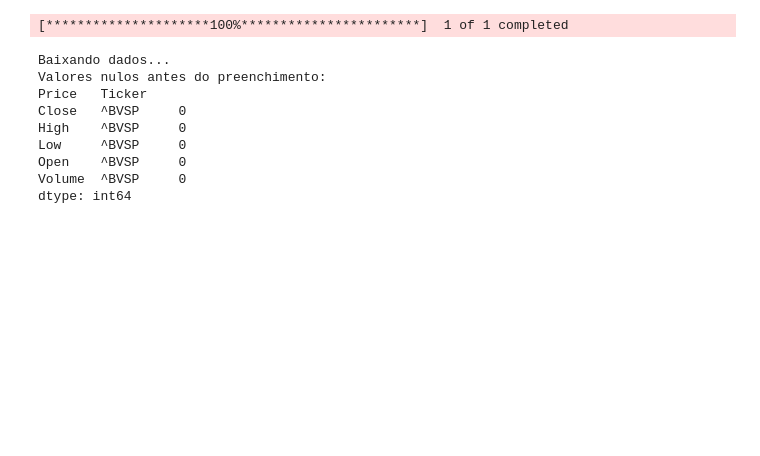
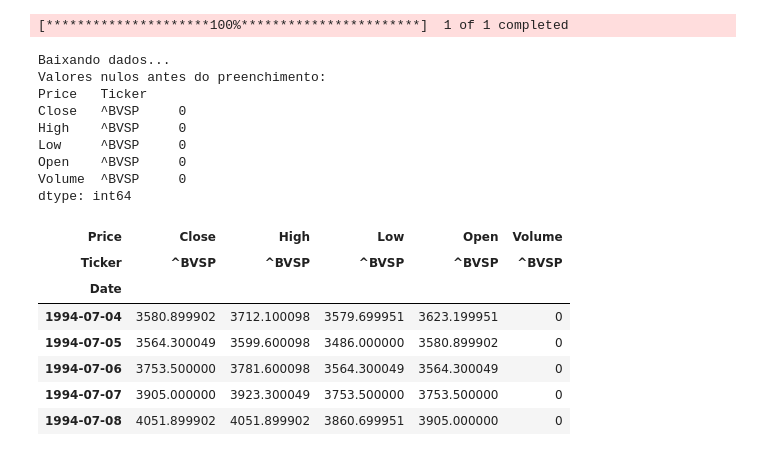
Before and after one commit to laribar/TechChallenge2, a Jupyter notebook: TechChallenge_2_Rev01.ipynb, the cells around one changed output. Saved outputs shown, nothing was run; the diff lists cells and outputs as text; code cells hidden in the pictures; blank space fills up the shorter version.

```diff
--- a/TechChallenge_2_Rev01.ipynb
+++ b/TechChallenge_2_Rev01.ipynb
@@ -49,3 +66,14 @@ Low     ^BVSP     0
 Open    ^BVSP     0
 Volume  ^BVSP     0
 dtype: int64
+# %%
+df.head()
+# %% [output]
+| Price | Close | High | Low | Open | Volume |
+| Ticker | ^BVSP | ^BVSP | ^BVSP | ^BVSP | ^BVSP |
+| Date |  |  |  |  |  |
+| 1994-07-04 | 3580.899902 | 3712.100098 | 3579.699951 | 3623.199951 | 0 |
+| 1994-07-05 | 3564.300049 | 3599.600098 | 3486.000000 | 3580.899902 | 0 |
+| 1994-07-06 | 3753.500000 | 3781.600098 | 3564.300049 | 3564.300049 | 0 |
+| 1994-07-07 | 3905.000000 | 3923.300049 | 3753.500000 | 3753.500000 | 0 |
+| 1994-07-08 | 4051.899902 | 4051.899902 | 3860.699951 | 3905.000000 | 0 |
```
Also changed, not shown: parts of 16 cells of this notebook.
